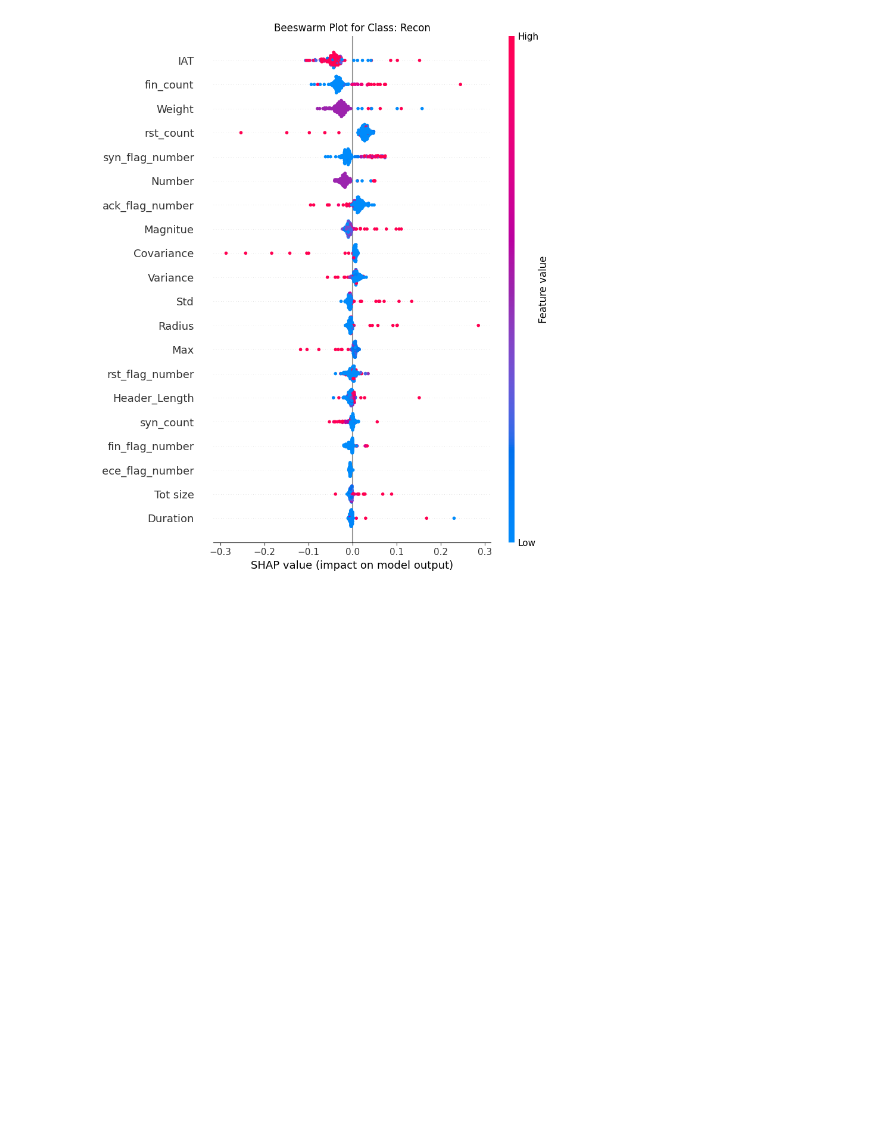
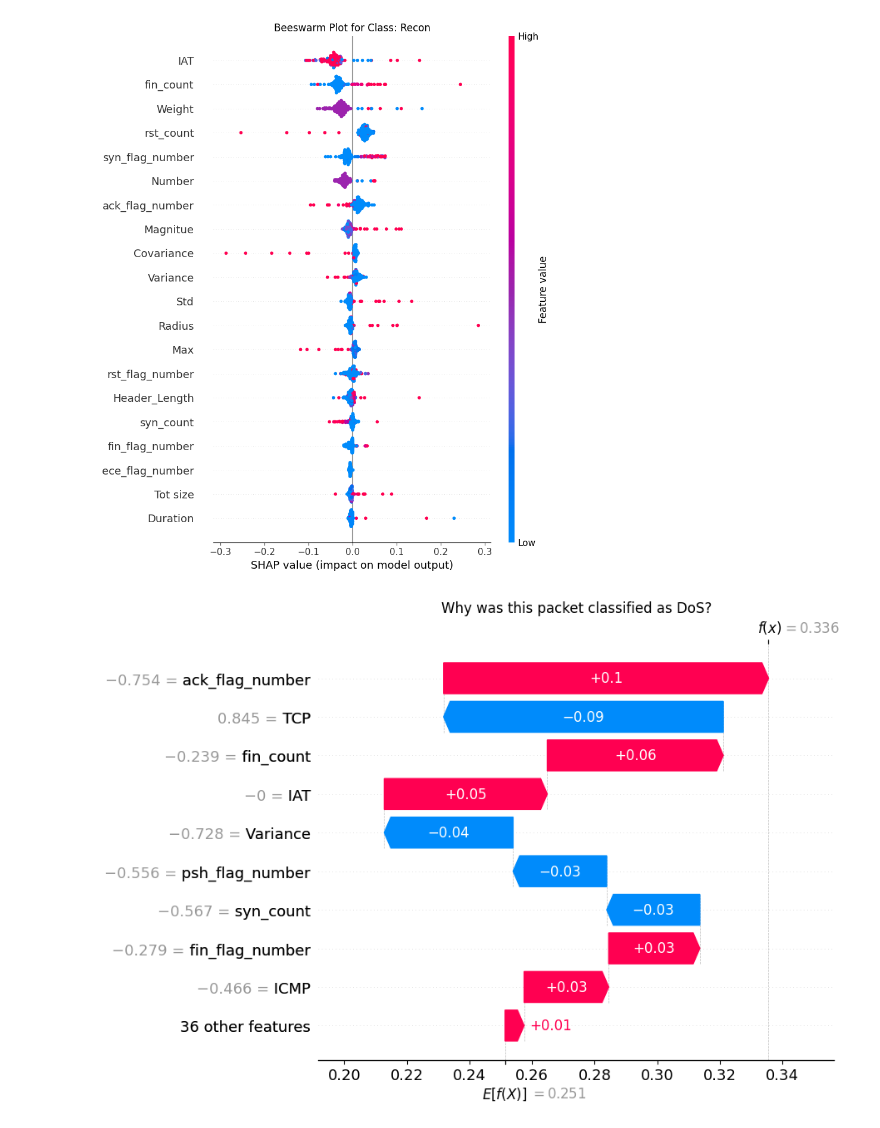
Before and after one commit to sssspppuud/Network-Intrusion-Detection-System-with-Explainable-Deep-Learning, a Jupyter notebook: Code/notebooks/04_explainability.ipynb, the cells around one changed output. Saved outputs shown, nothing was run; the diff lists cells and outputs as text; code cells hidden in the pictures; blank space fills up the shorter version.

```diff
--- a/Code/notebooks/04_explainability.ipynb
+++ b/Code/notebooks/04_explainability.ipynb
@@ -86,3 +86,10 @@ for i, class_name in enumerate(encoder.classes_):
 [figure]
 [figure]
 [figure]
+# %%
+sample_idx = 0
+class_to_explain = 2
+plt.title(f"Why was this packet classified as {encoder.classes_[class_to_explain]}?")
+shap.plots.waterfall(shap_values[sample_idx, :, class_to_explain], max_display=10)
+# %% [output]
+[figure, added]
```
Also changed, not shown: parts of 1 cell of this notebook, 5 other files.
